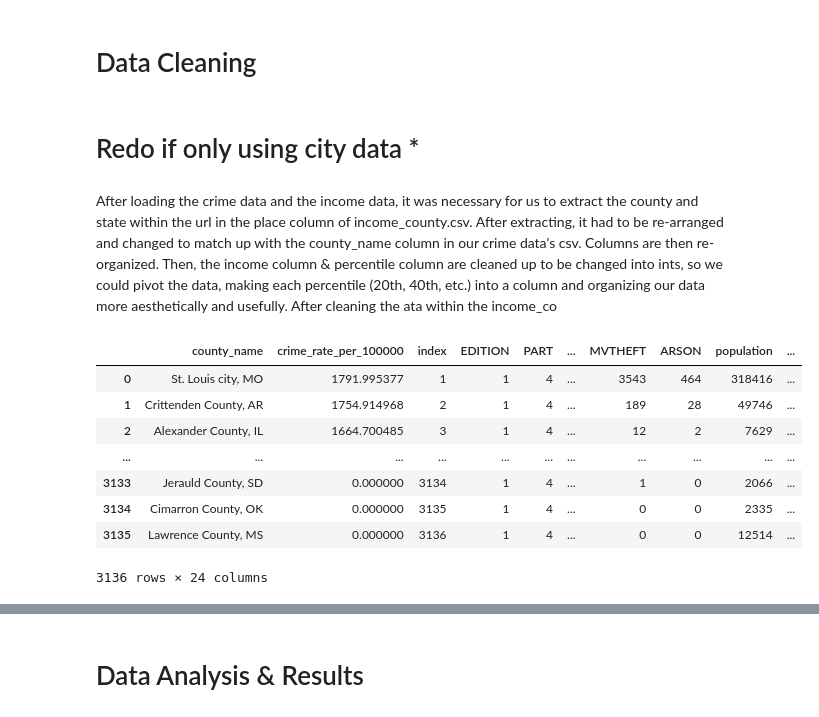
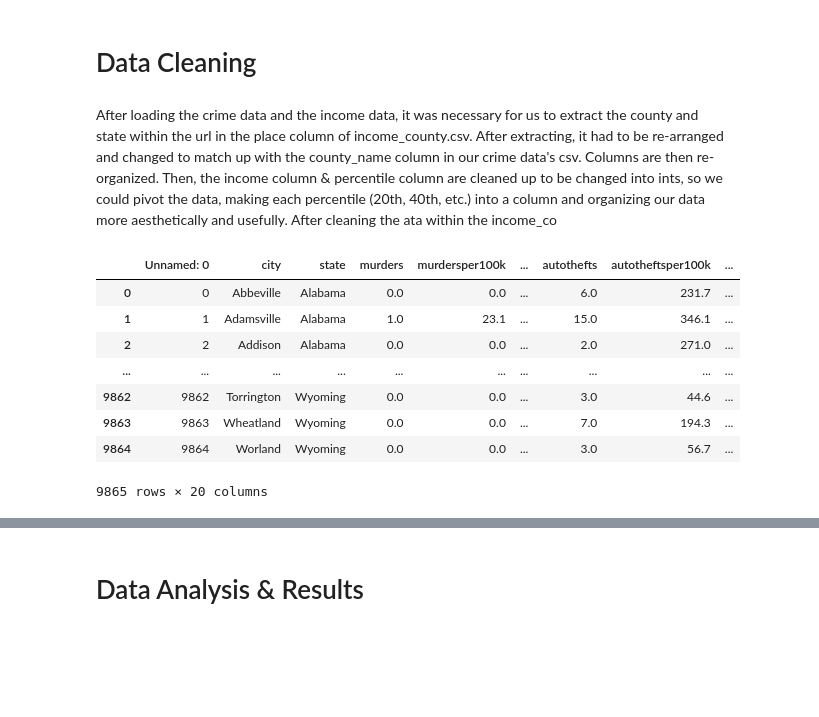
Before and after one commit to ewinterstorm/cogs108_finalproject, a Jupyter notebook: FinalProject.ipynb, the cells around one changed output, grey strips where cells are left out. Cells and saved outputs as stored; diff of their text form; code cells hidden in the pictures; blank space fills up the shorter version.

Commit message:
updated data cleaning for cities

```diff
--- a/FinalProject.ipynb
+++ b/FinalProject.ipynb
@@ -377,23 +377,21 @@ pd.options.display.max_rows = 7
 pd.options.display.max_columns = 10
 # %% [markdown]
 # Data Cleaning
-# %% [markdown]
-# Redo if only using city data *
 # %% [markdown]
 After loading the crime data and the income data, it was necessary for us to extract the county and state within the url in the place column of income_county.csv. After extracting, it had to be re-arranged and changed to match up with the county_name column in our crime data's csv. Columns are then re-organized. Then, the income column & percentile column are cleaned up to be changed into ints, so we could pivot the data, making each percentile (20th, 40th, etc.) into a column and organizing our data more aesthetically and usefully. After cleaning the ata within the income_co
 # %%
 # Load crime data
-df_crime = pd.read_csv('crime_data_w_population_and_crime_rate.csv')
+df_crime = pd.read_csv('UScrime_scraped.csv')
 df_crime
 # %% [output]
-|  | county_name | crime_rate_per_100000 | index | EDITION | PART | ... | MVTHEFT | ARSON | population | ... |
-| 0 | St. Louis city, MO | 1791.995377 | 1 | 1 | 4 | ... | 3543 | 464 | 318416 | ... |
-| 1 | Crittenden County, AR | 1754.914968 | 2 | 1 | 4 | ... | 189 | 28 | 49746 | ... |
-| 2 | Alexander County, IL | 1664.700485 | 3 | 1 | 4 | ... | 12 | 2 | 7629 | ... |
-| ... | ... | ... | ... | ... | ... | ... | ... | ... | ... | ... |
-| 3133 | Jerauld County, SD | 0.000000 | 3134 | 1 | 4 | ... | 1 | 0 | 2066 | ... |
-| 3134 | Cimarron County, OK | 0.000000 | 3135 | 1 | 4 | ... | 0 | 0 | 2335 | ... |
-| 3135 | Lawrence County, MS | 0.000000 | 3136 | 1 | 4 | ... | 0 | 0 | 12514 | ... |
+|  | Unnamed: 0 | city | state | murders | murdersper100k | ... | autothefts | autotheftsper100k | ... |
+| 0 | 0 | Abbeville | Alabama | 0.0 | 0.0 | ... | 6.0 | 231.7 | ... |
+| 1 | 1 | Adamsville | Alabama | 1.0 | 23.1 | ... | 15.0 | 346.1 | ... |
+| 2 | 2 | Addison | Alabama | 0.0 | 0.0 | ... | 2.0 | 271.0 | ... |
+| ... | ... | ... | ... | ... | ... | ... | ... | ... | ... |
+| 9862 | 9862 | Torrington | Wyoming | 0.0 | 0.0 | ... | 3.0 | 44.6 | ... |
+| 9863 | 9863 | Wheatland | Wyoming | 0.0 | 0.0 | ... | 7.0 | 194.3 | ... |
+| 9864 | 9864 | Worland | Wyoming | 0.0 | 0.0 | ... | 3.0 | 56.7 | ... |
-3136 rows × 24 columns
+9865 rows × 20 columns
 # %%
 # Load income data
```
Also changed, not shown: parts of 17 cells of this notebook.
